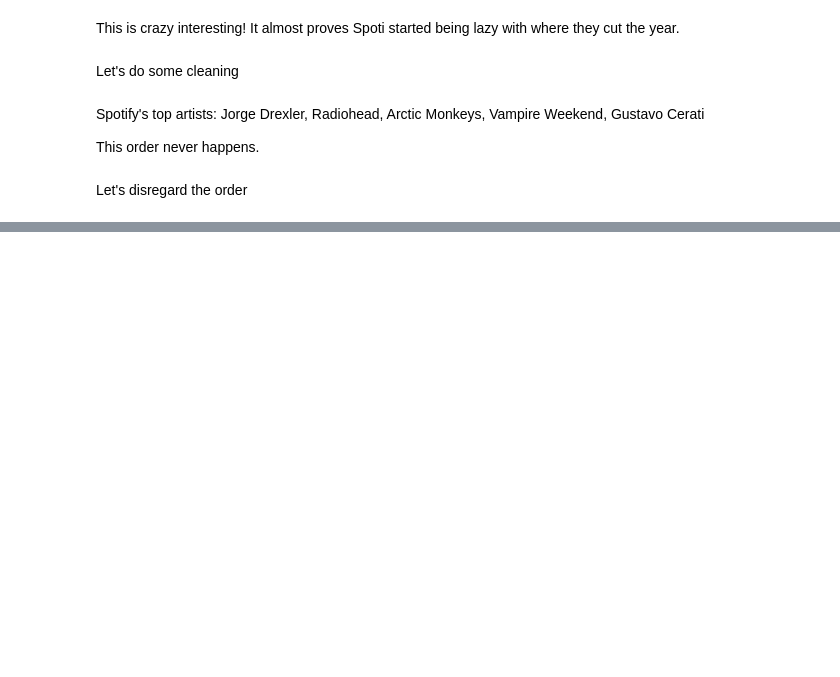
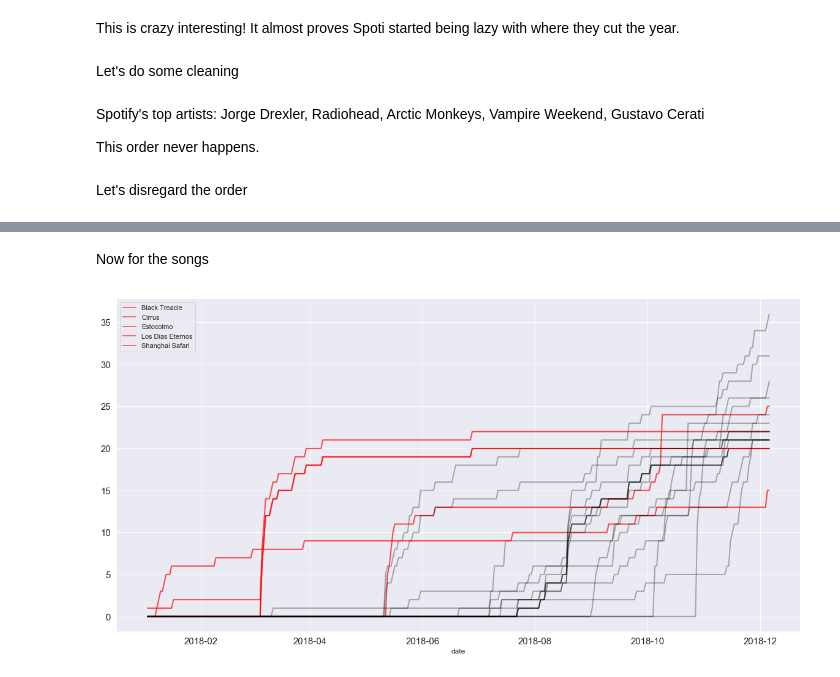
Before and after one commit to alexing/spotify_rewrapped, a Jupyter notebook: wrapped.ipynb, the cells around one changed output, grey strips where cells are left out. Saved outputs shown, nothing was run; the diff lists cells and outputs as text; code cells hidden in the pictures; blank space fills up the shorter version.

```diff
--- a/wrapped.ipynb
+++ b/wrapped.ipynb
@@ -718,0 +704,45 @@ The possible ranges are between 2018-08-16 00:00:00 and 2018-11-16 00:00:00
+# %% [markdown]
+Now for the songs
+# %%
+tracks = top_tracks.index
+time_series = {}
+for a_title, an_artist in tracks:
+    a_df = df[(df['title'] == a_title) & (df['artist'] == an_artist)].reset_index()
+    a_df['date'] = pd.to_datetime(a_df['date'])
+    a_df = a_df.set_index(a_df["date"])
+    time_series[a_title] = a_df['date'].resample('D').count().cumsum()
+
+# Let's add Cirrus
+a_df = df[(df['title'] == 'Cirrus') & (df['artist'] == 'Bonobo')].reset_index()
+a_df['date'] = pd.to_datetime(a_df['date'])
+a_df = a_df.set_index(a_df["date"])
+time_series['Cirrus'] = a_df['date'].resample('D').count().cumsum()
+# %%
+df_songs = pd.concat(time_series, axis=1)
+df_songs = df_songs.replace(0,np.nan).apply(lambda x: x.loc[:x.last_valid_index()].fillna(0)).ffill()
+# %%
+# to add images later
+# https://stackoverflow.com/questions/3765056/combine-picture-and-plot-with-python-matplotlib
+
+spotify_top = {'Estocolmo', 'Los Dias Eternos', 'Cirrus', 'Black Treacle', 'Shanghai Safari'}
+
+fig, ax = plt.subplots(figsize=(20,10))
+for a_title in df_songs.columns:
+    if a_title in spotify_top:
+        color = (1,0,0, 0.7)
+        label = a_title
+    else:
+        color = (0,0,0,0.3)
+        label = None
+    ax = sns.lineplot(x=df_songs[a_title].index, y=df_songs[a_title].values, label=label, color=color)
+
+for tick in ax.xaxis.get_major_ticks():
+    tick.label.set_fontsize(15)
+for tick in ax.yaxis.get_major_ticks():
+    tick.label.set_fontsize(15)
+plt.setp(ax.lines,linewidth=2)  # set lw for all lines of g axes
+
+sns.despine()
+plt.show()
+# %% [output]
+[figure, added]
```
Also changed, not shown: parts of 32 cells of this notebook.
